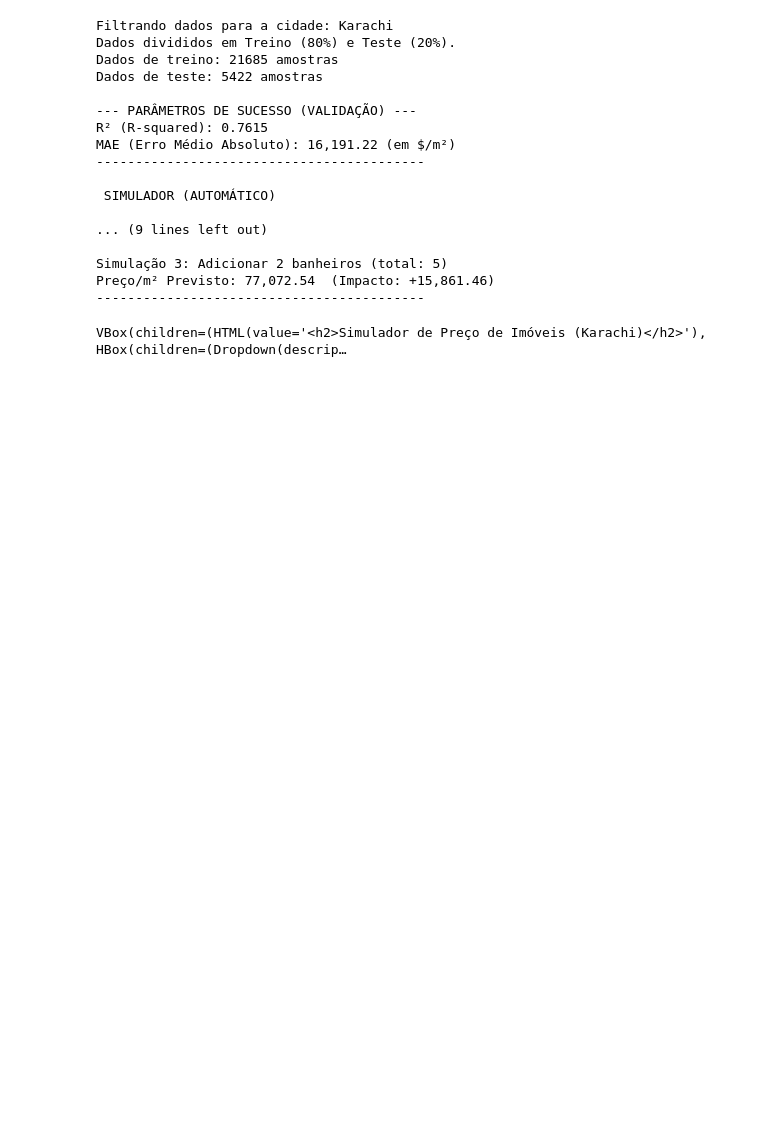
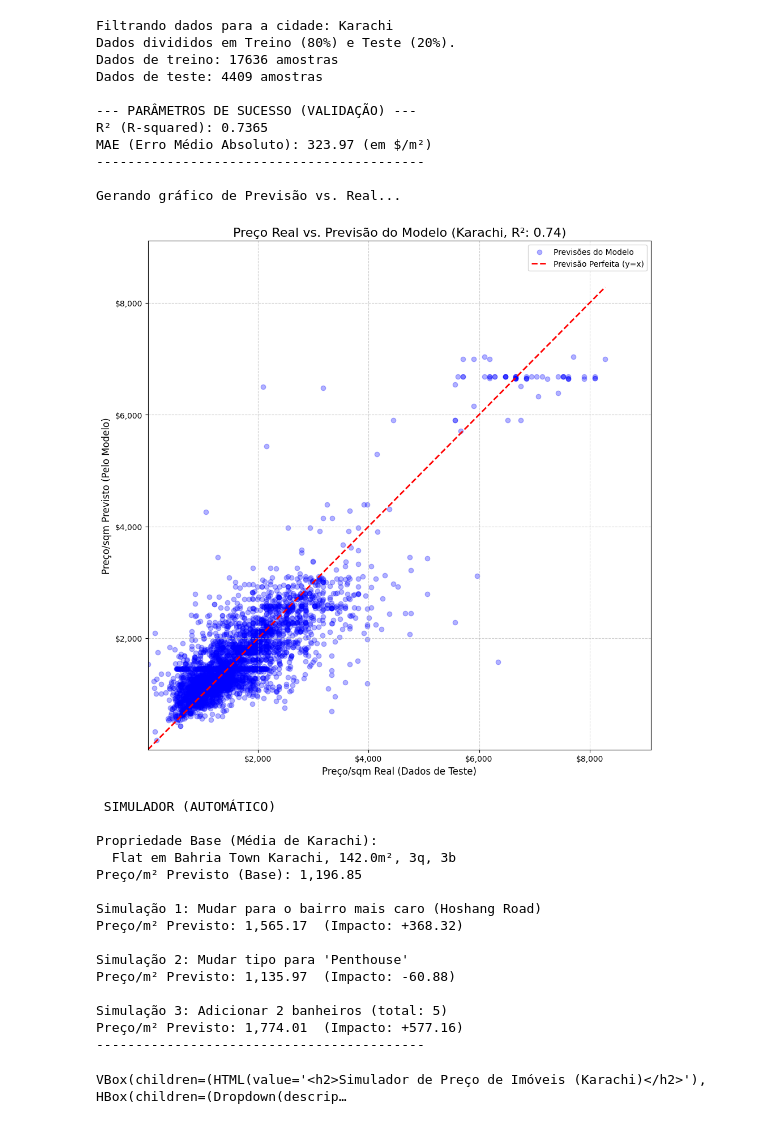
Before and after one commit to lucavillela/pakistan-estate-ml, a Jupyter notebook: price_simulator_regressor.ipynb, the cells around one changed output. Cells and saved outputs as stored; diff of their text form; code cells hidden in the pictures; blank space fills up the shorter version.

```diff
--- a/price_simulator_regressor.ipynb
+++ b/price_simulator_regressor.ipynb
@@ -10,6 +10,8 @@ from sklearn.pipeline import Pipeline
 from sklearn.ensemble import RandomForestRegressor
 from sklearn.metrics import r2_score, mean_absolute_error
 import numpy as np
+import matplotlib.ticker as mticker
+
 
 import ipywidgets as widgets
 from ipywidgets import interact, HBox, VBox, Layout
@@ -44,7 +46,8 @@ try:
     else:
 
         y = df_city['price_per_sqm']
-        X = df_city.drop(['price', 'price_per_sqm', 'city', 'purpose'], axis=1)
+
+        X = df_city.drop(['price', 'price_per_sqm', 'city', 'purpose', 'price_per_m2'], axis=1)
 
 
         print("Dados divididos em Treino (80%) e Teste (20%).")
@@ -80,6 +83,34 @@ try:
         print(f"R² (R-squared): {r2:.4f}")
         print(f"MAE (Erro Médio Absoluto): {mae:,.2f} (em $/m²)")
         print("------------------------------------------")
+
+        # (Gráfico de Dispersão)
+        print("\nGerando gráfico de Previsão vs. Real...")
+
+        plt.figure(figsize=(10, 10))
+        plt.scatter(y_test, y_pred, alpha=0.3, color='blue', label='Previsões do Modelo')
+
+        min_val = min(y_test.min(), y_pred.min())
+        max_val = max(y_test.max(), y_pred.max())
+
+        plt.plot([min_val, max_val], [min_val, max_val], 'r--', linewidth=2, label='Previsão Perfeita (y=x)')
+
+        plt.title(f'Preço Real vs. Previsão do Modelo (Karachi, R²: {r2:.2f})', fontsize=16)
+        plt.xlabel('Preço/sqm Real (Dados de Teste)', fontsize=12)
+        plt.ylabel('Preço/sqm Previsto (Pelo Modelo)', fontsize=12)
+        plt.legend()
+        plt.grid(True, linestyle='--', alpha=0.6)
+
+        formatter = mticker.FuncFormatter(lambda x, p: f'${x:,.0f}')
+        plt.gca().xaxis.set_major_formatter(formatter)
+        plt.gca().yaxis.set_major_formatter(formatter)
+
+        plt.xlim(min_val * 0.9, max_val * 1.1)
+        plt.ylim(min_val * 0.9, max_val * 1.1)
+
+        plt.tight_layout()
+        plt.show()
+
 
         # Rodar Simulações
         print("\n SIMULADOR (AUTOMÁTICO) \n")
@@ -196,7 +227,7 @@ try:
             if area > 0:
                 preco_total_previsto = preco_m2_previsto * area
 
-            # 4. Exibir resultado
+            # Exibir resultado
             with w_output:
                 print("--- Resultado da Simulação ---")
                 print(f"Propriedade: {prop_type} em {location}")
@@ -205,42 +236,52 @@ try:
                 print(f"Preço por m² Previsto: {preco_m2_previsto:,.2f}")
                 print(f"Preço Total Previsto: {preco_total_previsto:,.2f}")
 
         w_button.on_click(simular_preco)
 
         ui = VBox([
             widgets.HTML("<h2>Simulador de Preço de Imóveis (Karachi)</h2>"),
             HBox([w_location, w_property_type]),
             HBox([w_area, w_bedrooms, w_baths]),
             w_button,
             w_output
         ])
 
         display(ui) # Exibe a interface!
 
 except FileNotFoundError:
     print(f"Erro: O arquivo '{file_name}' não foi encontrado.")
 except KeyError as e:
     print(f"Erro: Coluna não encontrada: {e}. Verifique se as colunas (ex: 'Area_in_Marla', 'bedrooms') existem no seu CSV.")
 except ModuleNotFoundError as e:
     print(f"\nErro de Módulo: {e}")
 except Exception as e:
     print(f"Ocorreu um erro inesperado: {e}")
 # %% [output]
 Filtrando dados para a cidade: Karachi
 Dados divididos em Treino (80%) e Teste (20%).
-Dados de treino: 21685 amostras
-Dados de teste: 5422 amostras
+Dados de treino: 17636 amostras
+Dados de teste: 4409 amostras
 
 --- PARÂMETROS DE SUCESSO (VALIDAÇÃO) ---
-R² (R-squared): 0.7615
-MAE (Erro Médio Absoluto): 16,191.22 (em $/m²)
+R² (R-squared): 0.7365
+MAE (Erro Médio Absoluto): 323.97 (em $/m²)
 ------------------------------------------
 
- SIMULADOR (AUTOMÁTICO)
-
-... (9 lines left out)
-
-Simulação 3: Adicionar 2 banheiros (total: 5)
-Preço/m² Previsto: 77,072.54  (Impacto: +15,861.46)
-------------------------------------------
+Gerando gráfico de Previsão vs. Real...
+[figure, added]
-VBox(children=(HTML(value='<h2>Simulador de Preço de Imóveis (Karachi)</h2>'), HBox(children=(Dropdown(descrip…
+ SIMULADOR (AUTOMÁTICO)
+
+Propriedade Base (Média de Karachi):
+  Flat em Bahria Town Karachi, 142.0m², 3q, 3b
+Preço/m² Previsto (Base): 1,196.85
+
+Simulação 1: Mudar para o bairro mais caro (Hoshang Road)
+Preço/m² Previsto: 1,565.17  (Impacto: +368.32)
+
+Simulação 2: Mudar tipo para 'Penthouse'
+Preço/m² Previsto: 1,135.97  (Impacto: -60.88)
+
+Simulação 3: Adicionar 2 banheiros (total: 5)
+Preço/m² Previsto: 1,774.01  (Impacto: +577.16)
+------------------------------------------
+VBox(children=(HTML(value='<h2>Simulador de Preço de Imóveis (Karachi)</h2>'), HBox(children=(Dropdown(descrip…
```
Also changed, not shown: parts of 1 cell of this notebook, 3 other files.
